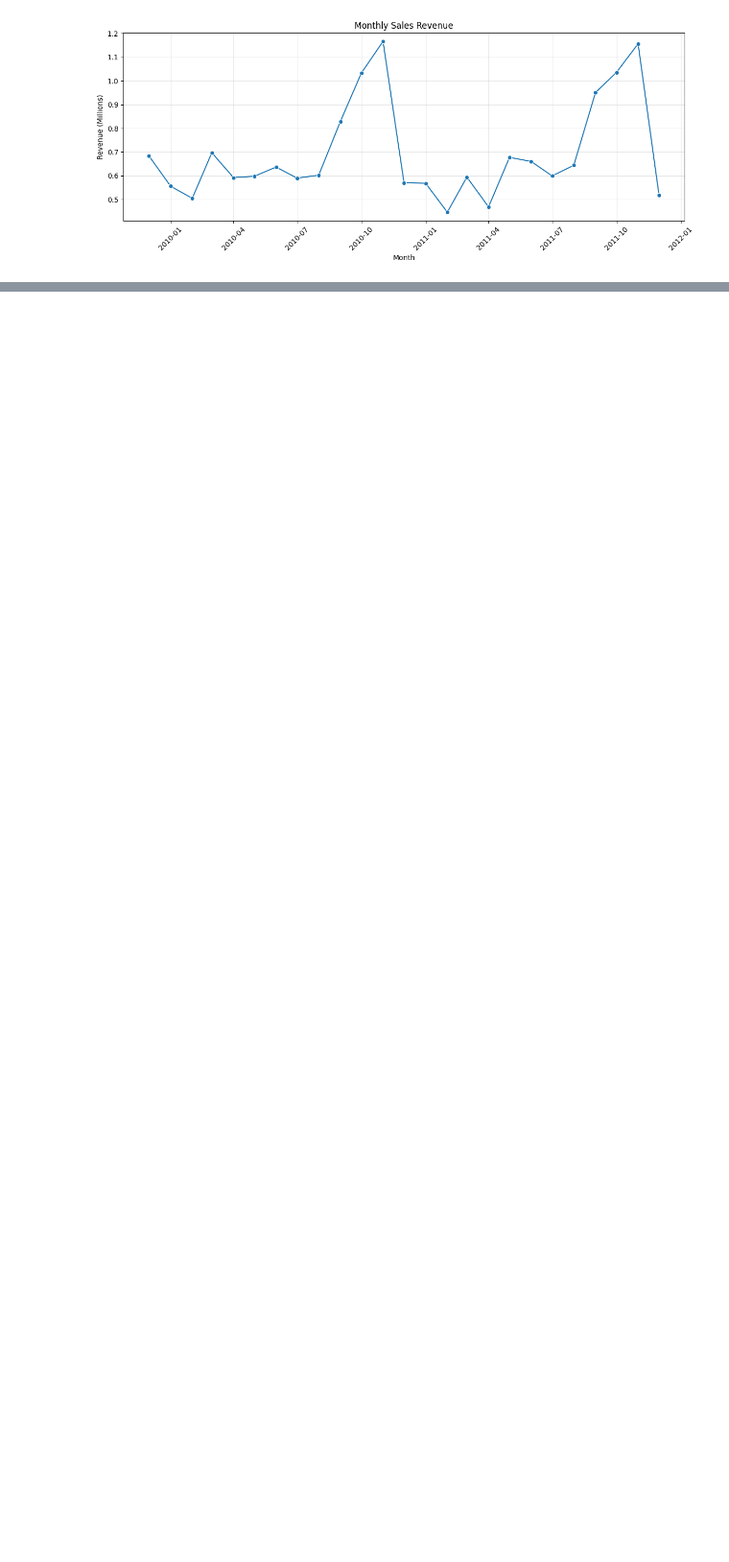
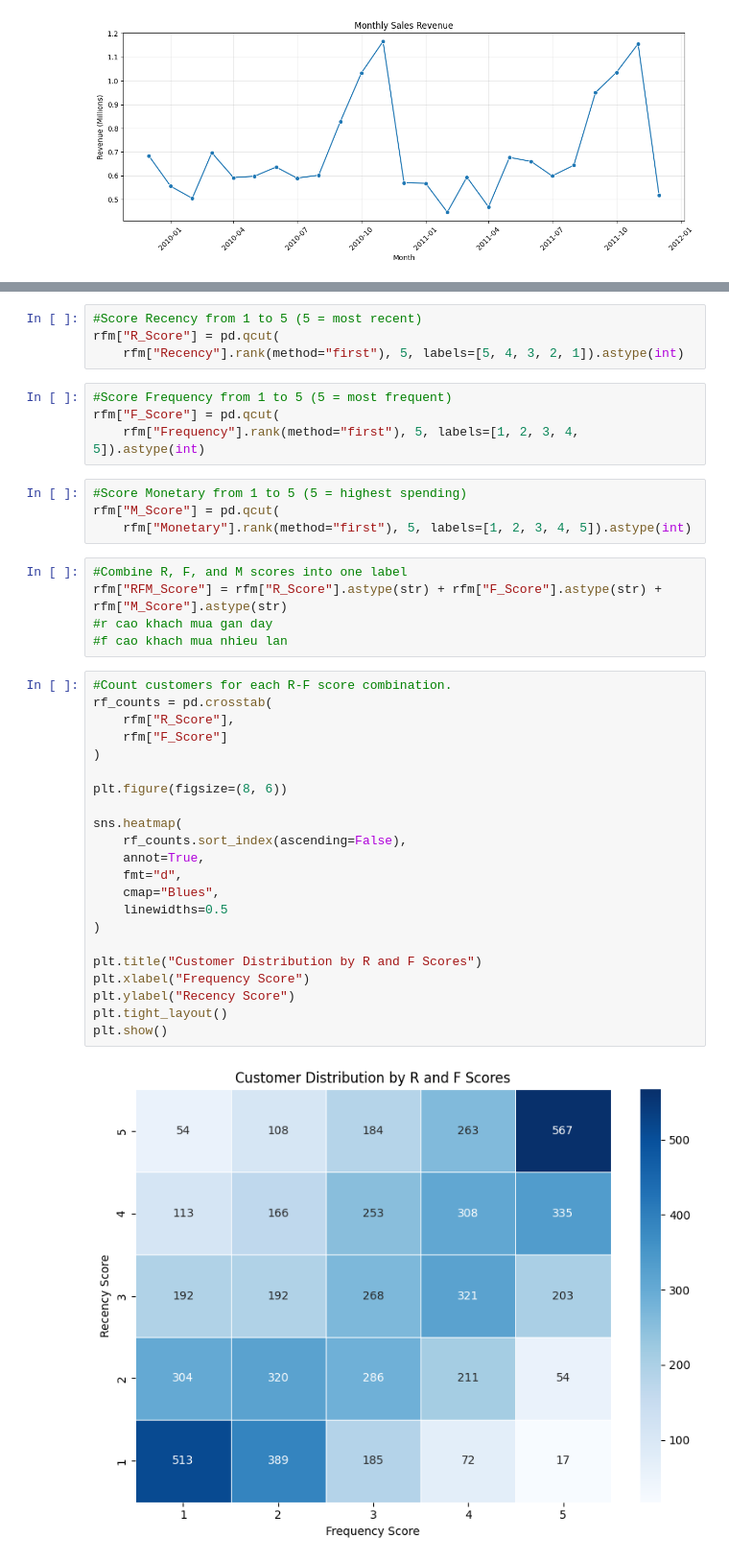
Before and after one commit to tinynguyn/online-retail-customer-segmentation, a Jupyter notebook: notebook/analysis.ipynb, the cells around one changed output, grey strips where cells are left out. Shown at 96% size. Saved outputs shown, nothing was run; the diff lists cells and outputs as text; blank space fills up the shorter version.

Commit message:
Add RFM metrics calculation, customer segmentation and visualizations

```diff
--- a/notebook/analysis.ipynb
+++ b/notebook/analysis.ipynb
@@ -250,0 +256,41 @@ plt.show()
+# %%
+#Score Recency from 1 to 5 (5 = most recent)
+rfm["R_Score"] = pd.qcut(
+    rfm["Recency"].rank(method="first"), 5, labels=[5, 4, 3, 2, 1]).astype(int)
+# %%
+#Score Frequency from 1 to 5 (5 = most frequent)
+rfm["F_Score"] = pd.qcut(
+    rfm["Frequency"].rank(method="first"), 5, labels=[1, 2, 3, 4, 5]).astype(int)
+# %%
+#Score Monetary from 1 to 5 (5 = highest spending)
+rfm["M_Score"] = pd.qcut(
+    rfm["Monetary"].rank(method="first"), 5, labels=[1, 2, 3, 4, 5]).astype(int)
+# %%
+#Combine R, F, and M scores into one label
+rfm["RFM_Score"] = rfm["R_Score"].astype(str) + rfm["F_Score"].astype(str) + rfm["M_Score"].astype(str)
+#r cao khach mua gan day
+#f cao khach mua nhieu lan
+# %%
+#Count customers for each R-F score combination.
+rf_counts = pd.crosstab(
+    rfm["R_Score"],
+    rfm["F_Score"]
+)
+
+plt.figure(figsize=(8, 6))
+
+sns.heatmap(
+    rf_counts.sort_index(ascending=False),
+    annot=True,
+    fmt="d",
+    cmap="Blues",
+    linewidths=0.5
+)
+
+plt.title("Customer Distribution by R and F Scores")
+plt.xlabel("Frequency Score")
+plt.ylabel("Recency Score")
+plt.tight_layout()
+plt.show()
+# %% [output]
+[figure, added]
```
Also changed, not shown: parts of 20 cells of this notebook, 1 other file.
